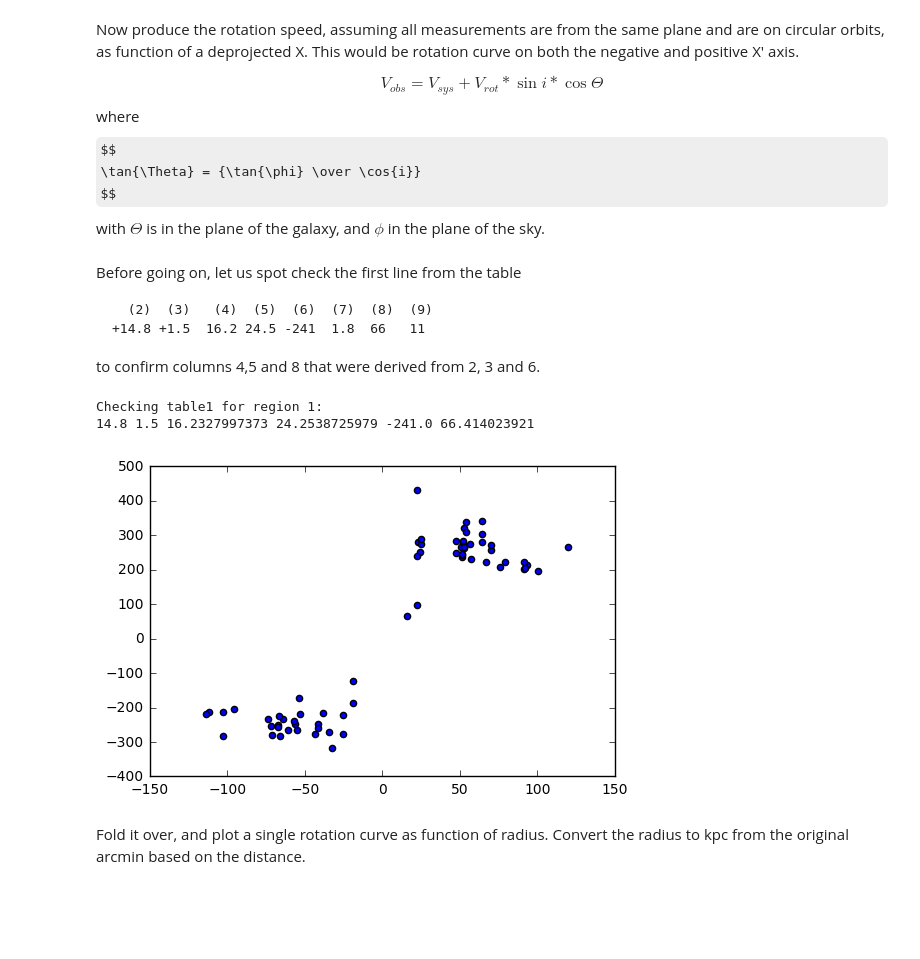
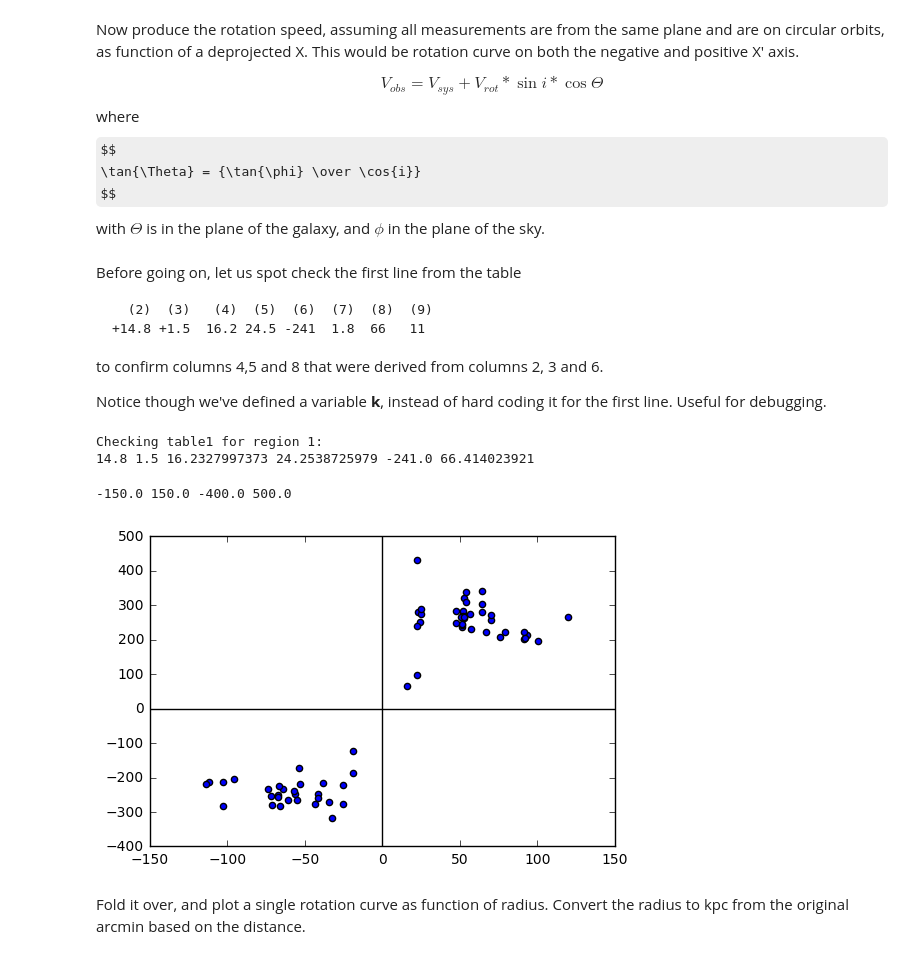
Before and after one commit to astroumd/GradMap, a Jupyter notebook: notebooks/Lectures2017/Lecture4/Lecture4-m31.ipynb, the cells around one changed output. Cells and saved outputs as stored; diff of their text form; code cells hidden in the pictures; some formulas as TeX source; blank space fills up the shorter version.

```diff
--- a/notebooks/Lectures2017/Lecture4/Lecture4-m31.ipynb
+++ b/notebooks/Lectures2017/Lecture4/Lecture4-m31.ipynb
@@ -108,7 +145,9 @@ Before going on, let us spot check the first line from the table
       (2)  (3)   (4)  (5)  (6)  (7)  (8)  (9)
     +14.8 +1.5  16.2 24.5 -241  1.8  66   11
 
-to confirm columns 4,5 and 8 that were derived from 2, 3 and 6.
+to confirm columns 4,5 and 8 that were derived from columns 2, 3 and 6.
+
+Notice though we've defined a variable **k**, instead of hard coding it for the first line. Useful for debugging.
 # %%
 k=0
 print("Checking table1 for region %d: " % (k+1))
@@ -116,10 +155,19 @@ print(x[k],y[k],rs[k],t[k],vobs[k],vrots[k])
 # %% [output]
 Checking table1 for region 1:
 14.8 1.5 16.2327997373 24.2538725979 -241.0 66.414023921
-# %%
-plt.scatter(rs,vrots);
-# %% [output]
-[figure, removed]
+# %%
+plt.scatter(rs,vrots)
+#
+xmin,xmax = plt.xlim()
+vmin,vmax = plt.ylim()
+plt.xlim(xmin,xmax)
+plt.ylim(vmin,vmax)
+print(xmin,xmax,vmin,vmax)
+plt.plot([xmin,xmax],[0,0],c='black')
+plt.plot([0,0],[vmin,vmax],c='black');
+# %% [output]
+-150.0 150.0 -400.0 500.0
+[figure, added]
 # %% [markdown]
 Fold it over, and plot a single rotation curve as function of radius. Convert the radius to kpc from the original arcmin based on the distance.
 # %%
```
Also changed, not shown: parts of 11 cells of this notebook.
